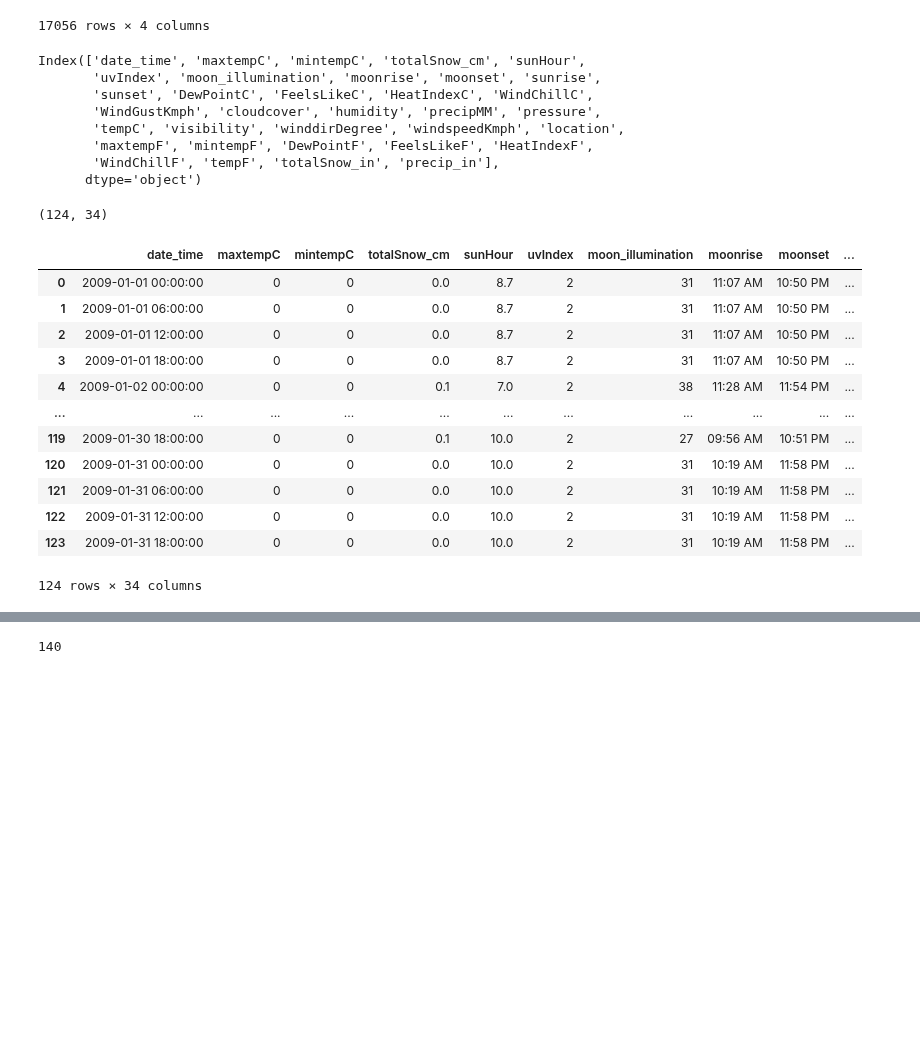
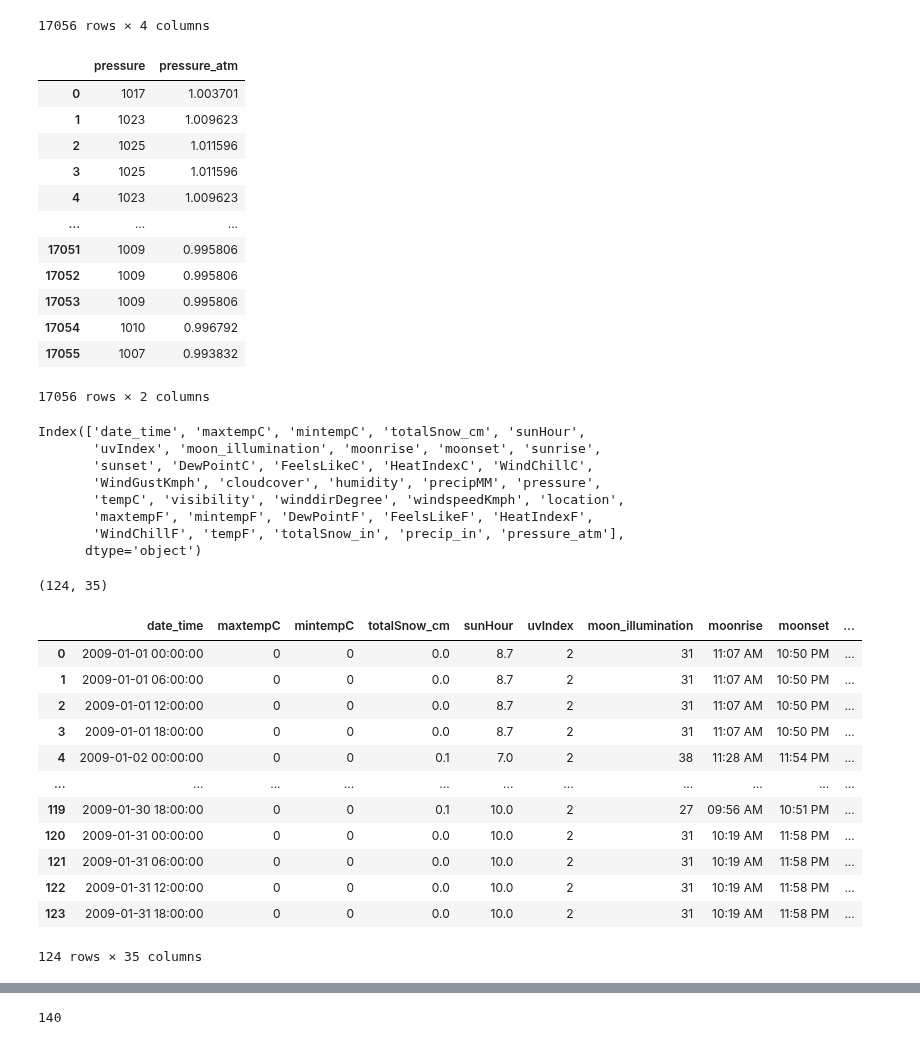
Before and after one commit to BloomTech-Labs/Labs26-Citrics-DS-TeamA, a Jupyter notebook: notebooks/Historic_Weather.ipynb, the cells around one changed output, grey strips where cells are left out. Cells and saved outputs as stored; diff of their text form; code cells hidden in the pictures; blank space fills up the shorter version.

```diff
--- a/notebooks/Historic_Weather.ipynb
+++ b/notebooks/Historic_Weather.ipynb
@@ -215,11 +216,33 @@ def to_inch(x: float, mag="cm") -> float:
     mag (magnitude) <- specifies what metric measurement is used,
                        cm, mm, etc. with cm as the default
     """
+    if type(mag) != str:
+        raise Exception(TypeError (f'Invalid system type {type(mag)}, expected {str}'))
+
     if mag == "cm":
         return x / 2.54
 
     elif mag == "mm":
         return x / 25.4
+
+    else:
+        raise Exception(ValueError (f'Invalid system parameter "{mag}"'))
+
+# to_atm function
+def to_atm(x: float, mag="mb") -> float:
+    """
+    Converts metric units of air pressure to atmospheres.
+    For reference, 1 atmosphere (1024 milibars in metric)
+    is the amount of air pressure experienced at sea-level.
+    """
+    if type(mag) != str:
+        raise Exception(TypeError (f'Invalid system type {type(mag)}, expected {str}'))
+
+    if mag == "mb":
+        return x / 1013.25
+
+    else:
+        raise Exception(ValueError (f'Invalid system parameter "{mag}"'))
 # %%
 # Applying to_fahr function to jan_2009 temp. stats
 # in order to insure that the function works properly:)
@@ -288,6 +311,24 @@ new_york[["totalSnow_cm", "totalSnow_in", "precipMM", "precip_in"]]
 | 17054 | 0.0 | 0.00000 | 0.0 | 0.000000 |
 | 17055 | 0.0 | 0.00000 | 0.1 | 0.003937 |
 17056 rows × 4 columns
+# %%
+new_york["pressure_atm"] = new_york["pressure"].apply(lambda x: to_atm(x))
+
+new_york[["pressure", "pressure_atm"]]
+# %% [output]
+|  | pressure | pressure_atm |
+| 0 | 1017 | 1.003701 |
+| 1 | 1023 | 1.009623 |
+| 2 | 1025 | 1.011596 |
+| 3 | 1025 | 1.011596 |
+| 4 | 1023 | 1.009623 |
+| ... | ... | ... |
+| 17051 | 1009 | 0.995806 |
+| 17052 | 1009 | 0.995806 |
+| 17053 | 1009 | 0.995806 |
+| 17054 | 1010 | 0.996792 |
+| 17055 | 1007 | 0.993832 |
+17056 rows × 2 columns
 # %%
 new_york.columns
 # %% [output]
@@ -297,7 +338,7 @@ Index(['date_time', 'maxtempC', 'mintempC', 'totalSnow_cm', 'sunHour',
        'WindGustKmph', 'cloudcover', 'humidity', 'precipMM', 'pressure',
        'tempC', 'visibility', 'winddirDegree', 'windspeedKmph', 'location',
        'maxtempF', 'mintempF', 'DewPointF', 'FeelsLikeF', 'HeatIndexF',
-       'WindChillF', 'tempF', 'totalSnow_in', 'precip_in'],
+       'WindChillF', 'tempF', 'totalSnow_in', 'precip_in', 'pressure_atm'],
       dtype='object')
 # %%
 # Re-subsetting jan_2009 to account for the Fahrenheit columns
@@ -307,7 +348,7 @@ jan_2009 = new_york[new_york.date_time < splits[0]]
 print(jan_2009.shape)
 jan_2009
 # %% [output]
-(124, 34)
+(124, 35)
 |  | date_time | maxtempC | mintempC | totalSnow_cm | sunHour | uvIndex | moon_illumination | moonrise | moonset | ... |
 | 0 | 2009-01-01 00:00:00 | 0 | 0 | 0.0 | 8.7 | 2 | 31 | 11:07 AM | 10:50 PM | ... |
 | 1 | 2009-01-01 06:00:00 | 0 | 0 | 0.0 | 8.7 | 2 | 31 | 11:07 AM | 10:50 PM | ... |
@@ -320,7 +361,7 @@ jan_2009
 | 121 | 2009-01-31 06:00:00 | 0 | 0 | 0.0 | 10.0 | 2 | 31 | 10:19 AM | 11:58 PM | ... |
 | 122 | 2009-01-31 12:00:00 | 0 | 0 | 0.0 | 10.0 | 2 | 31 | 10:19 AM | 11:58 PM | ... |
 | 123 | 2009-01-31 18:00:00 | 0 | 0 | 0.0 | 10.0 | 2 | 31 | 10:19 AM | 11:58 PM | ... |
-124 rows × 34 columns
+124 rows × 35 columns
 # %%
 # Subsetting remaining data
 
```
Also changed, not shown: parts of 17 cells of this notebook.
